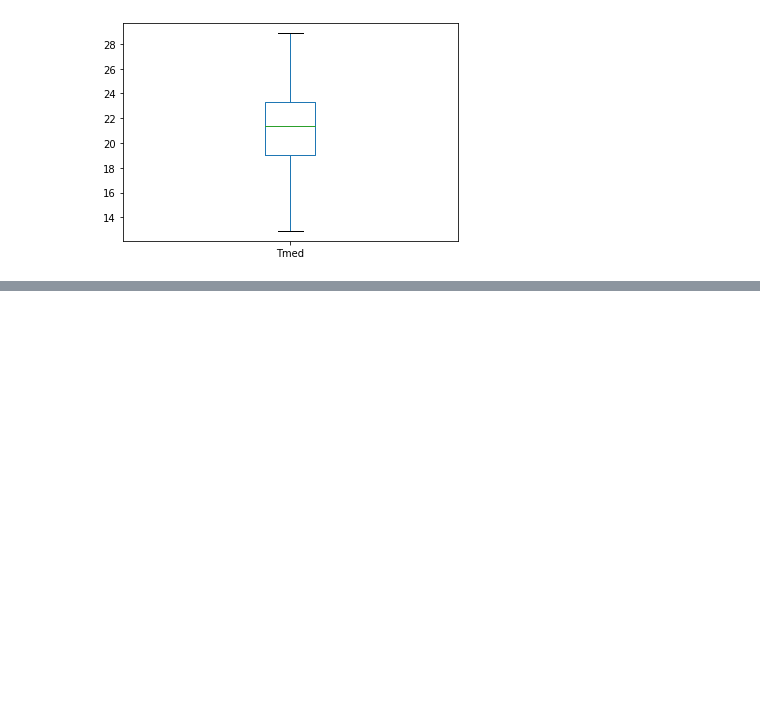
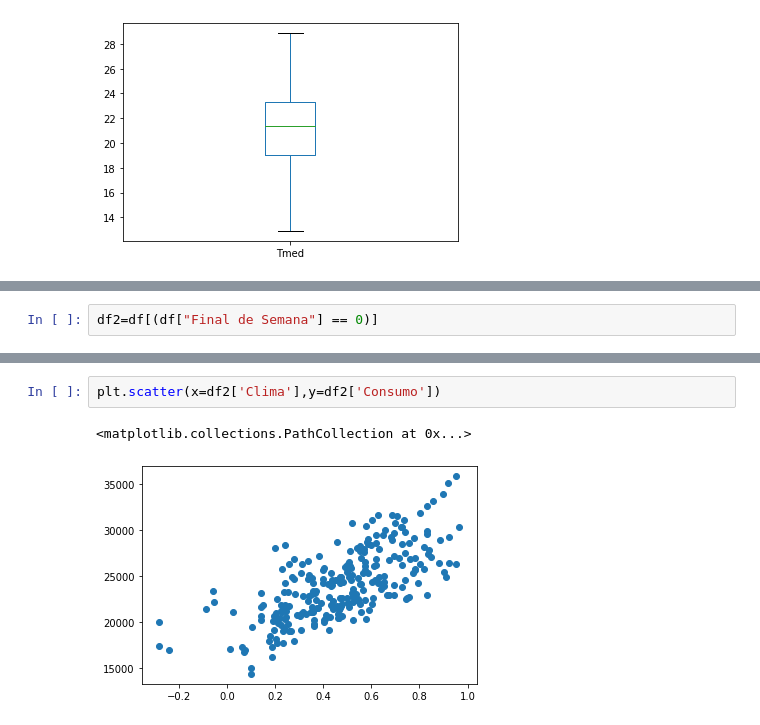
Before and after one commit to thiagorayam/Data, a Jupyter notebook: Exemplo1.ipynb, the cells around one changed output, grey strips where cells are left out. Cells and saved outputs as stored; diff of their text form; blank space fills up the shorter version.

```diff
--- a/Exemplo1.ipynb
+++ b/Exemplo1.ipynb
@@ -161,0 +164,2 @@ df['Tmed'].plot.box()
+# %%
+df2=df[(df["Final de Semana"] == 0)]
@@ -161,0 +171,5 @@ df['Tmed'].plot.box()
+# %%
+plt.scatter(x=df2['Clima'],y=df2['Consumo'])
+# %% [output]
+<matplotlib.collections.PathCollection at 0x...>
+[figure, added]
```
Also changed, not shown: parts of 2 cells of this notebook.
